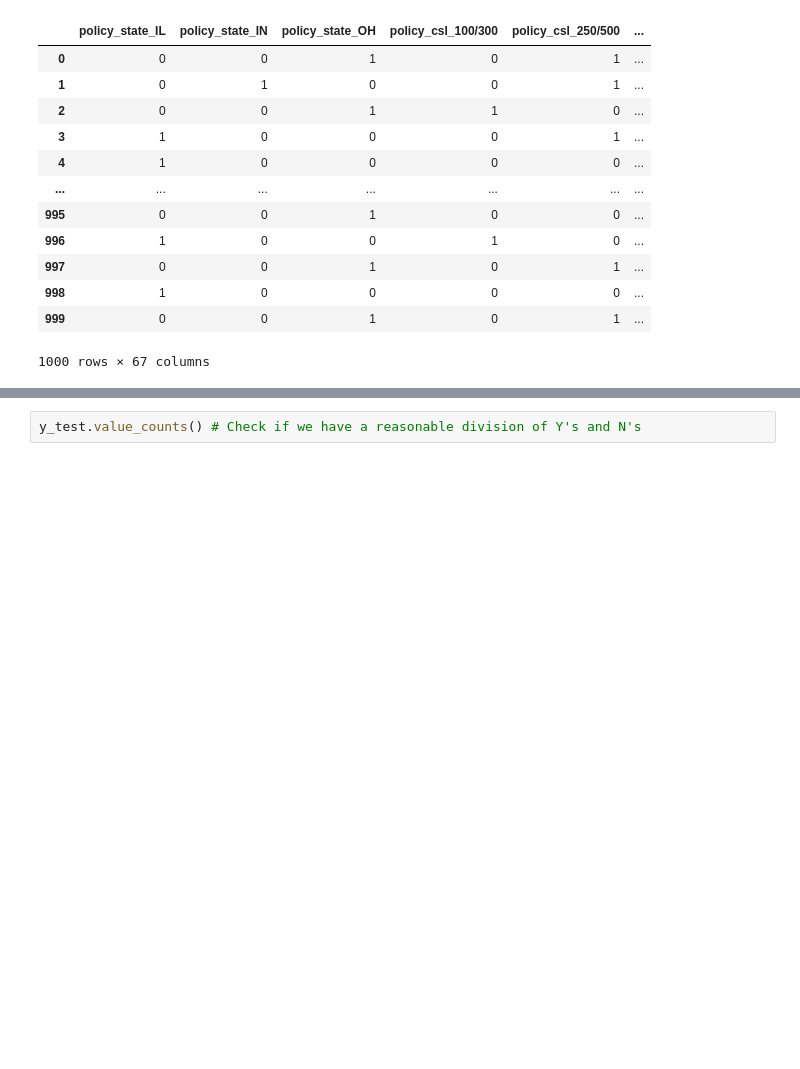
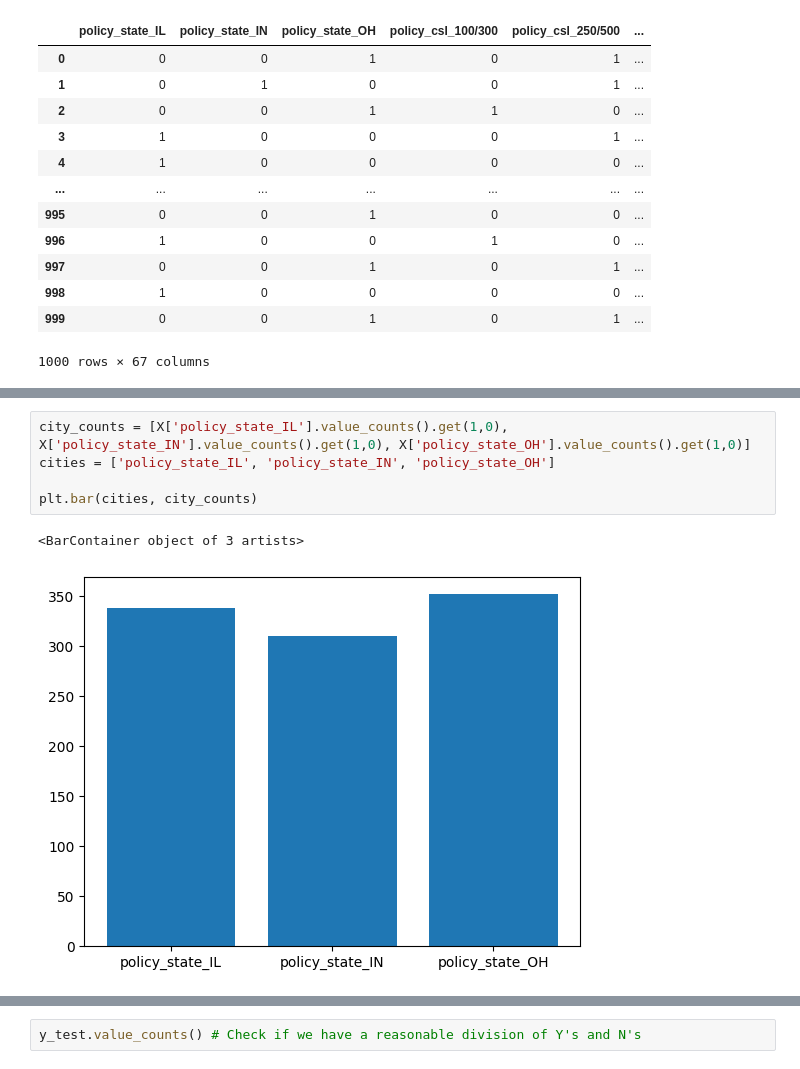
Before and after one commit to Blue-Eyed-Dragon/ABDA_2025, a Jupyter notebook: Bayesian_Models.ipynb, the cells around one changed output, grey strips where cells are left out. Saved outputs shown, nothing was run; the diff lists cells and outputs as text; blank space fills up the shorter version.

```diff
--- a/Bayesian_Models.ipynb
+++ b/Bayesian_Models.ipynb
@@ -198,0 +298,8 @@ Preprocessing completed and saved to: processed_insurance_claims.csv
+# %%
+city_counts = [X['policy_state_IL'].value_counts().get(1,0), X['policy_state_IN'].value_counts().get(1,0), X['policy_state_OH'].value_counts().get(1,0)]
+cities = ['policy_state_IL', 'policy_state_IN', 'policy_state_OH']
+
+plt.bar(cities, city_counts)
+# %% [output]
+<BarContainer object of 3 artists>
+[figure, added]
```
Also changed, not shown: parts of 10 cells of this notebook, 1 other file.
